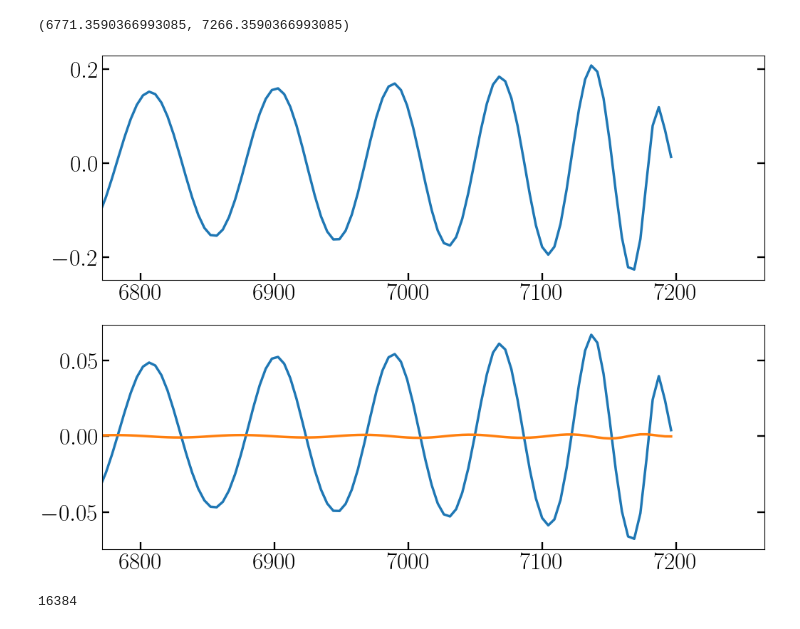
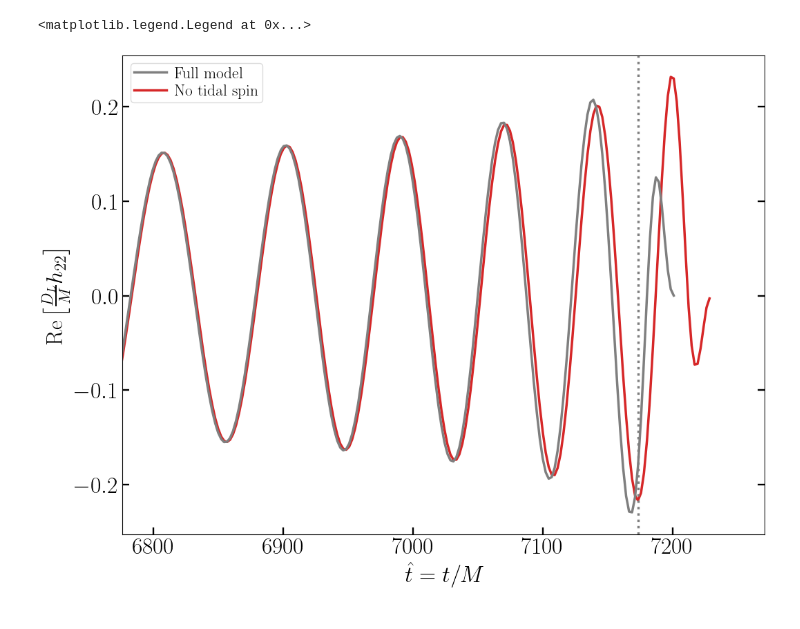
Before and after one commit to hangyu45/EOBnsmodes, a Jupyter notebook: demo.ipynb, the cells around one changed output. Saved outputs shown, nothing was run; the diff lists cells and outputs as text; code cells hidden in the pictures.

```diff
--- a/demo.ipynb
+++ b/demo.ipynb
@@ -116,18 +125,18 @@ __, hDL_M_p, hDL_M_c = wave.get_hDL_M_pc_vs_t(**kwargs)
-# %%
-fig=plt.figure()
-ax1=fig.add_subplot(211)
-ax1.plot(tt/tMt, np.real(hDL_M_modes[0, :]))
-ax1.set_xlim([np.max(tt/tMt)-425, np.max(tt/tMt)+70])
-
-ax2=fig.add_subplot(212)
-ax2.plot(tt/tMt, hDL_M_p)
-ax2.plot(tt/tMt, hDL_M_c)
-# ax2.plot(tt/tMt, np.sqrt(hDL_M_p**2. + hDL_M_c**2.))
-ax2.set_xlim(ax1.get_xlim())
-# %% [output]
-(6771.3590366993085, 7266.3590366993085)
-[figure, removed]
-# %%
-2**14
-# %% [output]
-16384
+# %%
+# plot the (2, 2) GW modes
+fig=plt.figure()
+ax=fig.add_subplot(111)
+ax.plot(tt/tMt, np.real(hDL_M_modes[0, :]), color='C7', label=r'Full model', zorder=2)
+ax.plot(tt2/tMt, np.real(hDL_M_modes2[0, :]), color='C3', label=r'No tidal spin', zorder=1)
+
+idx_pk = np.argmax(np.abs(hDL_M_modes[0, :]))
+
+ax.axvline(tt[idx_pk]/tMt, color='C7', ls=':')
+
+ax.set_xlim([tt[-1]/tMt-425, tt[-1]/tMt+70])
+ax.set_ylabel(r'$ {\rm Re}\left[\frac{D_L}{M}h_{22}\right]$')
+ax.set_xlabel(r'$\hat{t}=t/M$')
+ax.legend(loc='upper left')
+# %% [output]
+<matplotlib.legend.Legend at 0x...>
+[figure, added]
```
Also changed, not shown: parts of 1 cell of this notebook, 1 other file.
